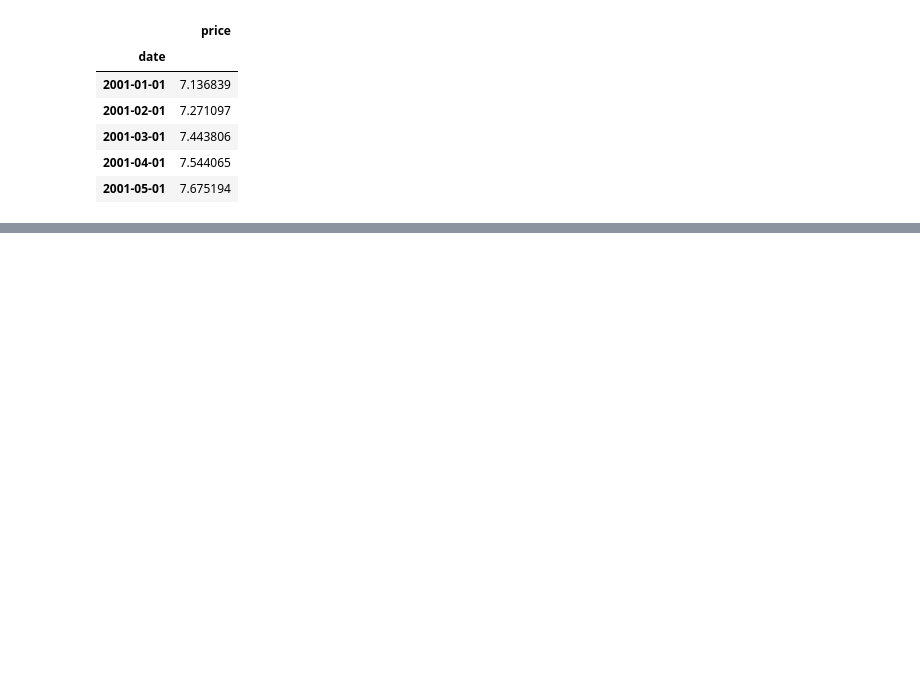
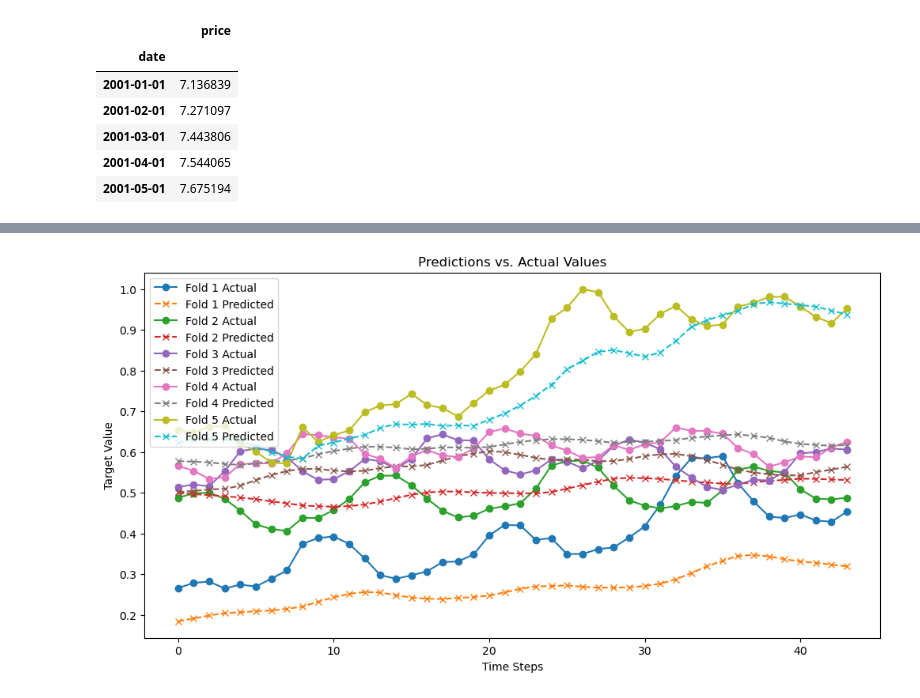
Before and after one commit to hnngocvo/STATS-207-Final-Project, a Jupyter notebook: LSTM.ipynb, the cells around one changed output, grey strips where cells are left out. Cells and saved outputs as stored; diff of their text form; code cells hidden in the pictures; blank space fills up the shorter version.

```diff
--- a/LSTM.ipynb
+++ b/LSTM.ipynb
@@ -111,0 +165,14 @@ Average RMSE: 0.058040063002045714
+# %%
+# 3. Plot Predictions vs. Actual Values
+plt.figure(figsize=(12, 6))
+for i in range(len(all_predictions)):
+    plt.plot(all_actuals[i], label=f'Fold {i+1} Actual', linestyle='-', marker='o')
+    plt.plot(all_predictions[i], label=f'Fold {i+1} Predicted', linestyle='--', marker='x')
+
+plt.title('Predictions vs. Actual Values')
+plt.xlabel('Time Steps')
+plt.ylabel('Target Value')
+plt.legend()
+plt.show()
+# %% [output]
+[figure, added]
```
Also changed, not shown: parts of 3 cells of this notebook.
